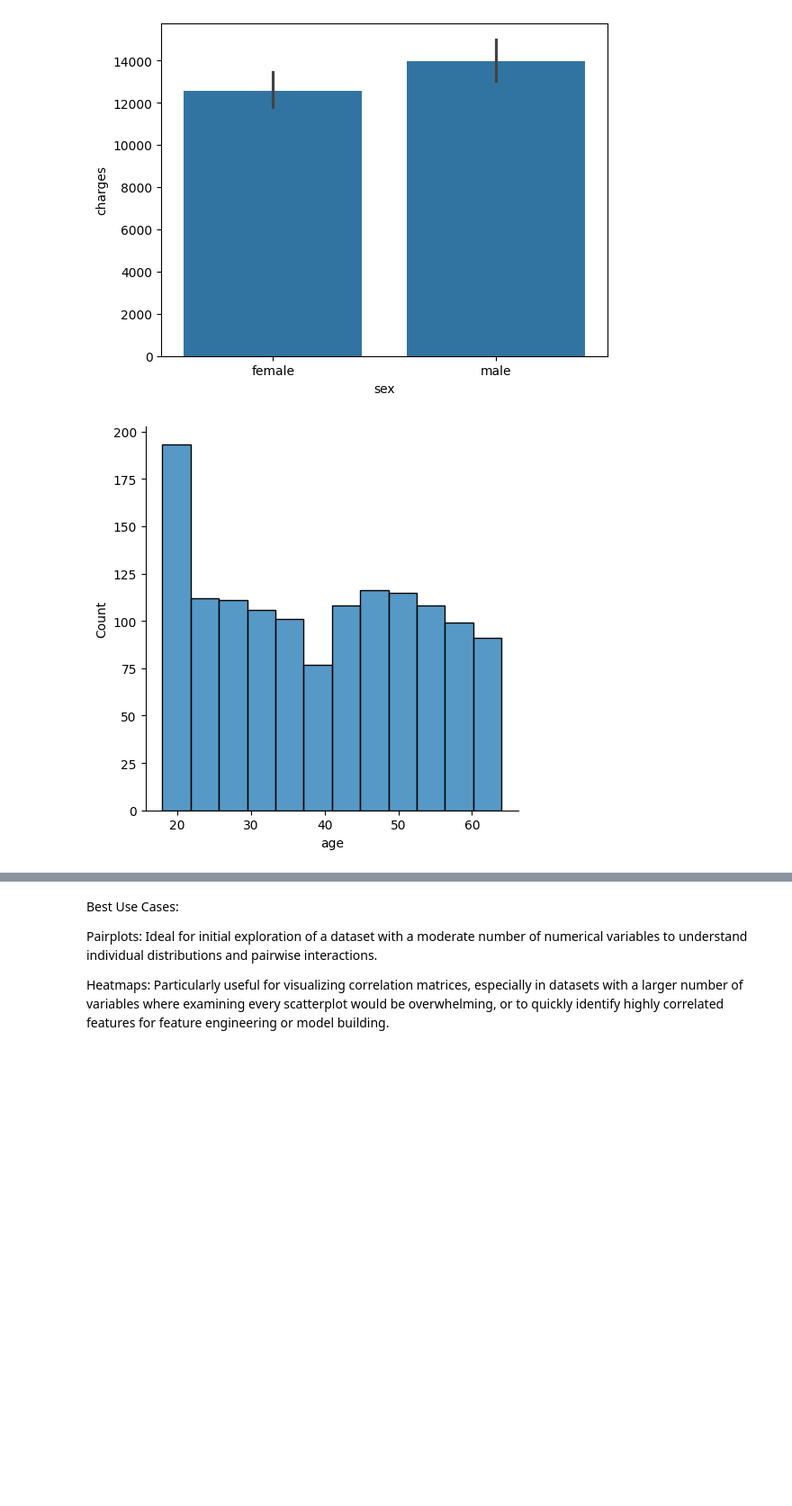
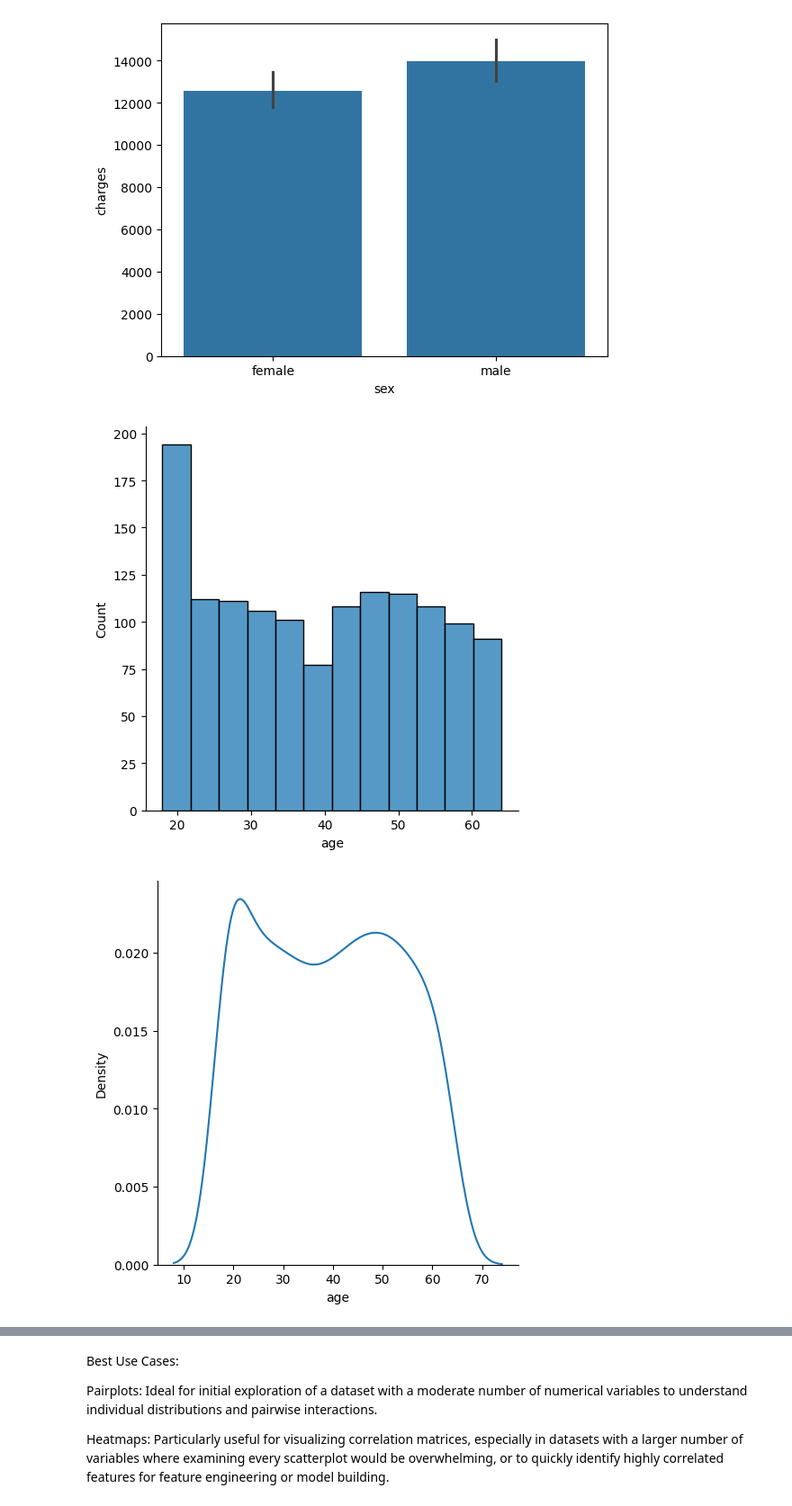
Before and after one commit to abirmes/Assurance_Charge, a Jupyter notebook: datam.ipynb, the cells around one changed output, grey strips where cells are left out. Shown at 90% size. Drawn from its saved outputs; the diff is of its cells as text; code cells hidden in the pictures; blank space fills up the shorter version.

Commit message:
data training: step 1

```diff
--- a/datam.ipynb
+++ b/datam.ipynb
@@ -94,6 +94,11 @@ plt.show()
 # %%
 #Distribution Plot (Displot): To visualize the distribution of a single numerical variable.
 sns.displot(data=df, x="age", kind="hist") # 'kind' can be 'hist', 'kde', 'ecdf'
 plt.show()
+sns.displot(data=df, x="age", kind="kde") # 'kind' can be 'hist', 'kde', 'ecdf'
+plt.show()
+sns.displot(data=df, x="age", kind="ecdf") # 'kind' can be 'hist', 'kde', 'ecdf'
+plt.show()
 # %% [output]
 [figure]
+[figure, added]
```
Also changed, not shown: parts of 18 cells of this notebook, 1 other file.
